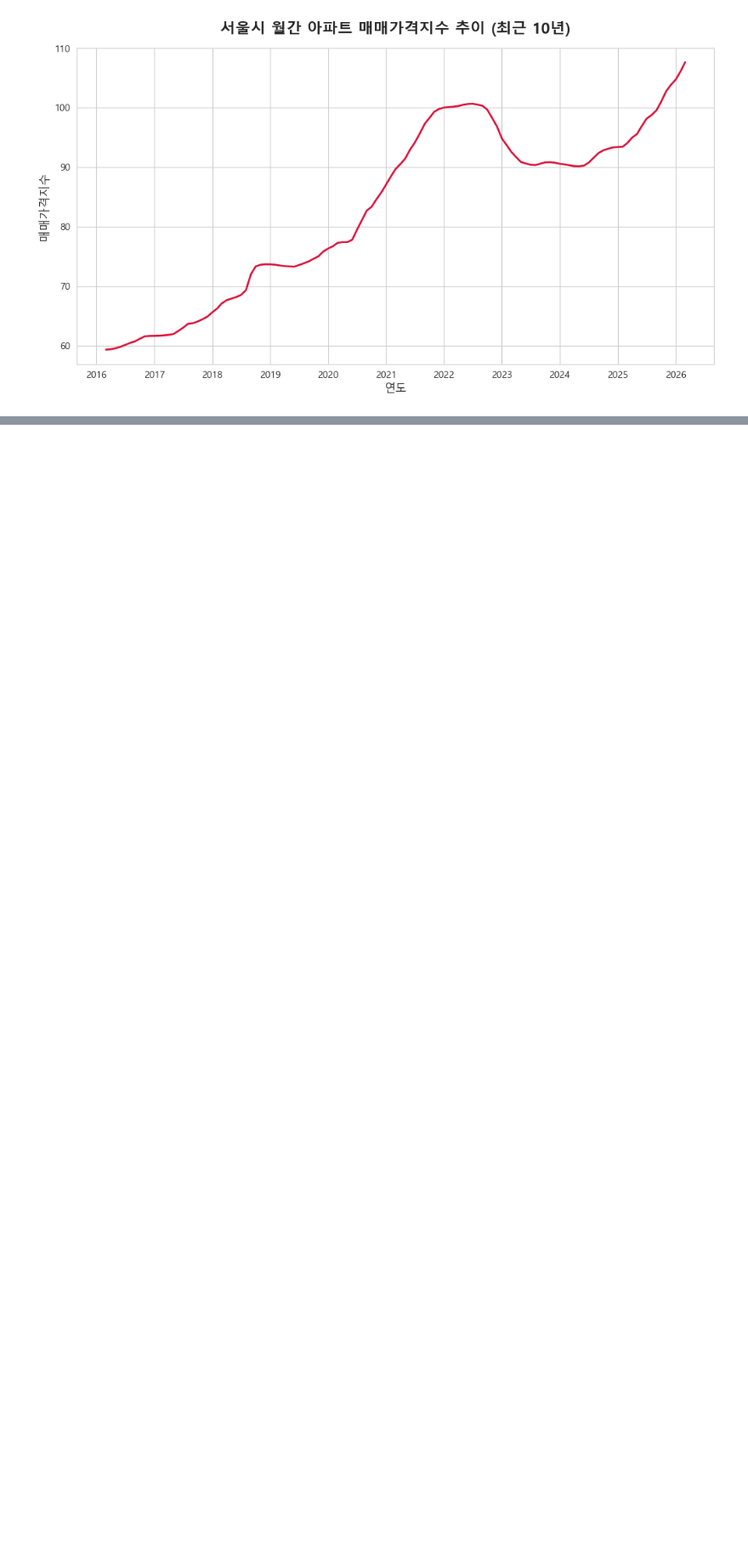
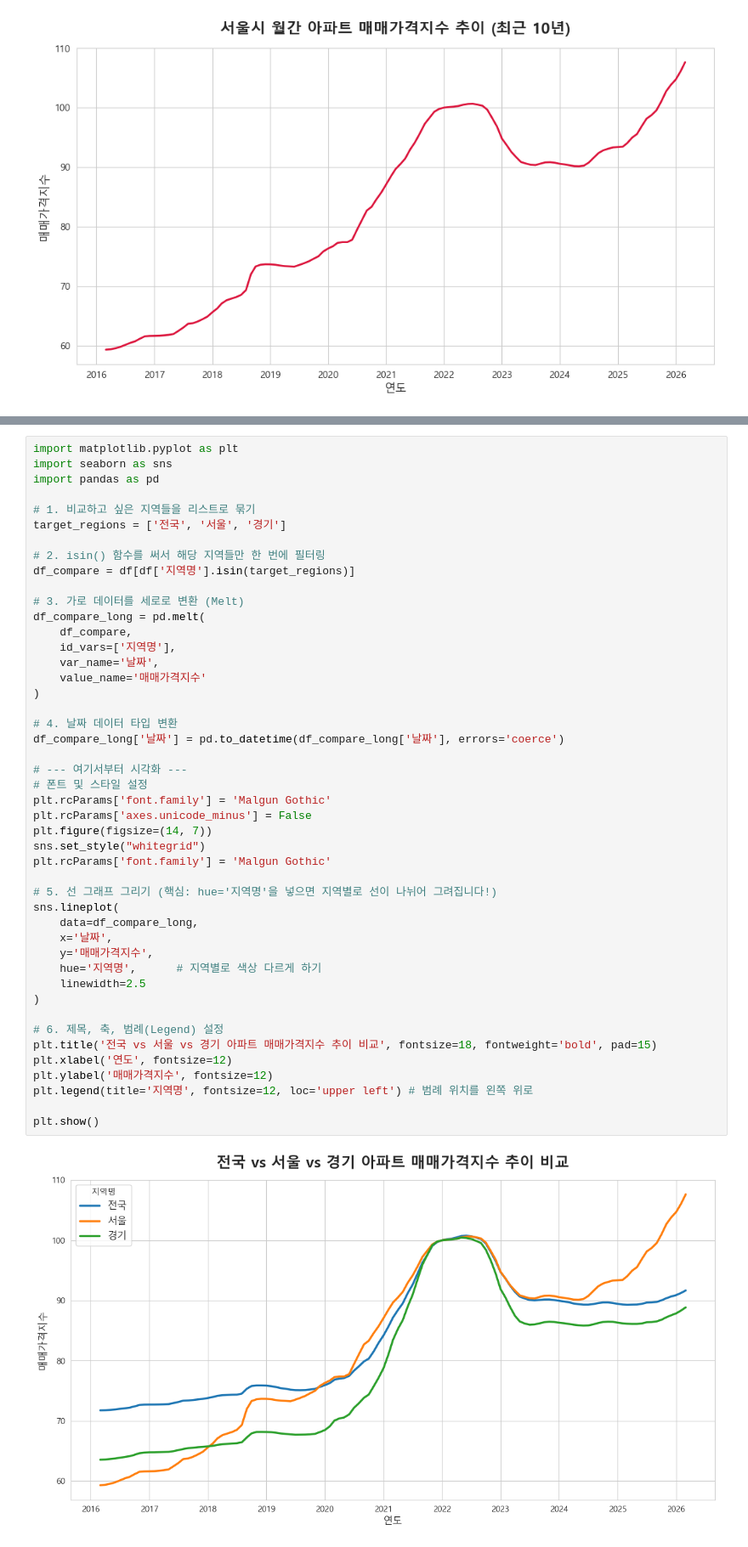
Before and after one commit to space-cap/python-real-estate-analysis, a Jupyter notebook: notebooks/01_monthly_apt_trend.ipynb, the cells around one changed output, grey strips where cells are left out. Shown at 85% size. Cells and saved outputs as stored; diff of their text form; blank space fills up the shorter version.

```diff
--- a/notebooks/01_monthly_apt_trend.ipynb
+++ b/notebooks/01_monthly_apt_trend.ipynb
@@ -118,0 +121,48 @@ plt.show()
+# %%
+import matplotlib.pyplot as plt
+import seaborn as sns
+import pandas as pd
+
+# 1. 비교하고 싶은 지역들을 리스트로 묶기
+target_regions = ['전국', '서울', '경기']
+
+# 2. isin() 함수를 써서 해당 지역들만 한 번에 필터링
+df_compare = df[df['지역명'].isin(target_regions)]
+
+# 3. 가로 데이터를 세로로 변환 (Melt)
+df_compare_long = pd.melt(
+    df_compare,
+    id_vars=['지역명'],
+    var_name='날짜',
+    value_name='매매가격지수'
+)
+
+# 4. 날짜 데이터 타입 변환
+df_compare_long['날짜'] = pd.to_datetime(df_compare_long['날짜'], errors='coerce')
+
+# --- 여기서부터 시각화 ---
+# 폰트 및 스타일 설정
+plt.rcParams['font.family'] = 'Malgun Gothic'
+plt.rcParams['axes.unicode_minus'] = False
+plt.figure(figsize=(14, 7))
+sns.set_style("whitegrid")
+plt.rcParams['font.family'] = 'Malgun Gothic'
+
+# 5. 선 그래프 그리기 (핵심: hue='지역명'을 넣으면 지역별로 선이 나뉘어 그려집니다!)
+sns.lineplot(
+    data=df_compare_long,
+    x='날짜',
+    y='매매가격지수',
+    hue='지역명',      # 지역별로 색상 다르게 하기
+    linewidth=2.5
+)
+
+# 6. 제목, 축, 범례(Legend) 설정
+plt.title('전국 vs 서울 vs 경기 아파트 매매가격지수 추이 비교', fontsize=18, fontweight='bold', pad=15)
+plt.xlabel('연도', fontsize=12)
+plt.ylabel('매매가격지수', fontsize=12)
+plt.legend(title='지역명', fontsize=12, loc='upper left') # 범례 위치를 왼쪽 위로
+
+plt.show()
+# %% [output]
+[figure, added]
```
Also changed, not shown: parts of 8 cells of this notebook.
